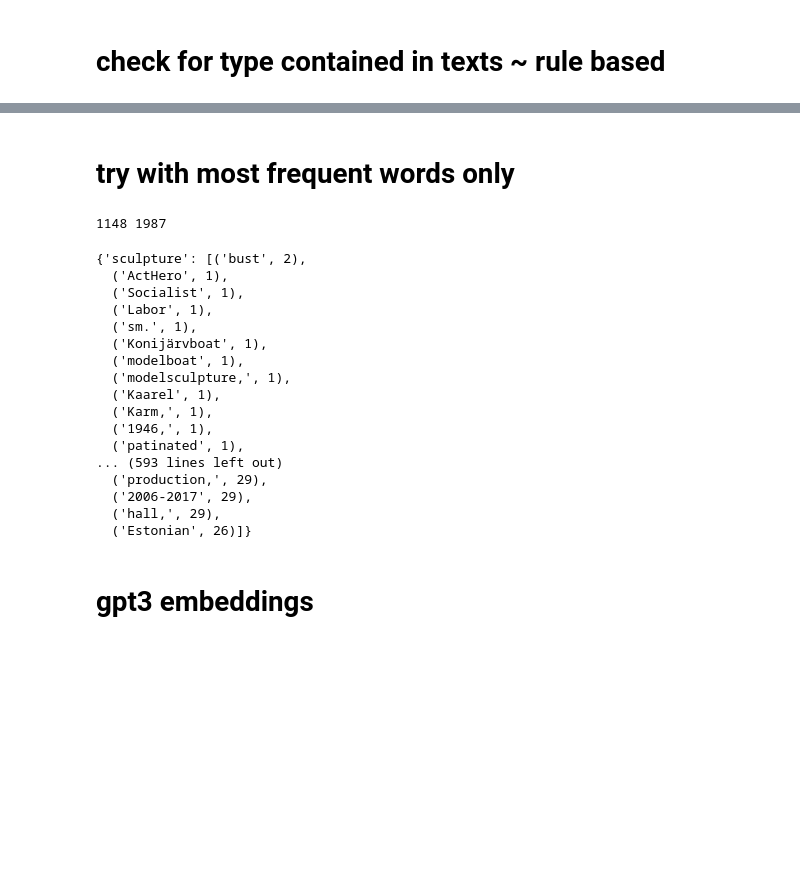
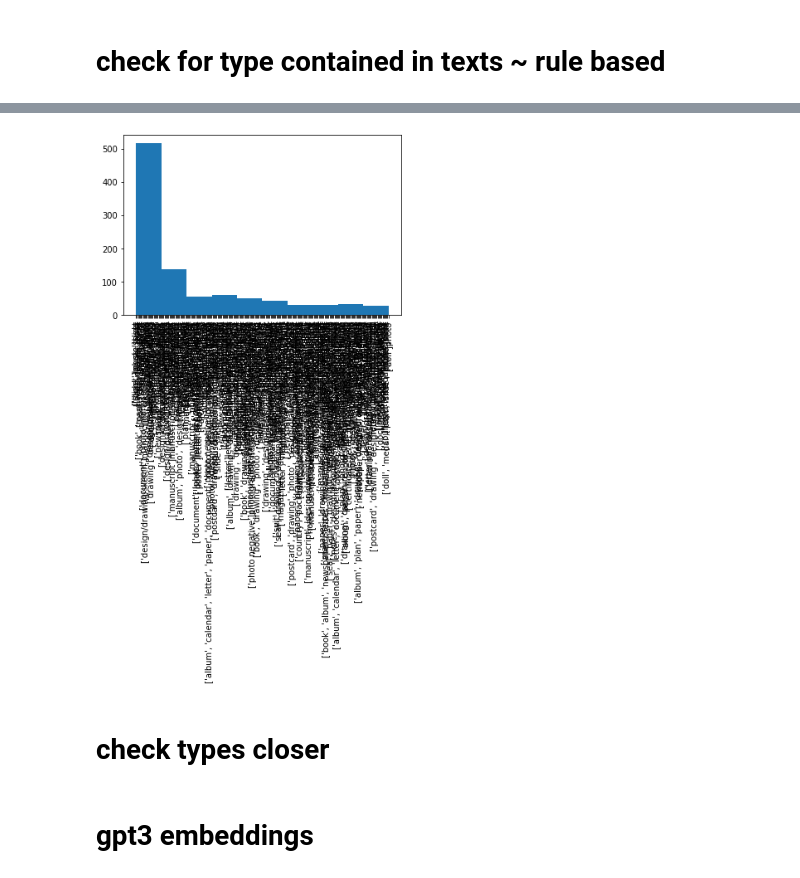
Before and after one commit to tillwenke/museum_item_classification, a Jupyter notebook: nlp.ipynb, the cells around one changed output, grey strips where cells are left out. Drawn from its saved outputs; the diff is of its cells as text; code cells hidden in the pictures; blank space fills up the shorter version.

```diff
--- a/nlp.ipynb
+++ b/nlp.ipynb
@@ -74,6 +80,3 @@ data.to_csv('data/text.csv')
 # check for type contained in texts  ~ rule based
 # %%
 data = train_text.copy()
-# %%
-df = train_text.copy()
-data,test = train_test_split(df, test_size=0.3, random_state=0)
@@ -80,10 +103,10 @@ data,test = train_test_split(df, test_size=0.3, random_state=0)
 # %%
 # categorize types
 types = [
-'sculpture',\
+'sculpture'\
 'bag', 'suit', 'doll', 'sheet/linen', 'dish/vessel','jewel', 'tape/ribbon',\
 'country',\
-'paper','book','magazines', 'album', 'newspaper', 'folder/booklet',\
+'book','magazines', 'album', 'newspaper', 'folder/booklet',\
 'invitation',  'calendar',\
 'audio recording', 'telegram',\
 'packaging', 'crate/box',\
@@ -93,7 +116,7 @@ types = [
 'postcard', 'photo, postcard', 'letter, postcard',\
 'manuscript','script, song/vocal music', 'music sheet', 'musical instrument', 'manuscript, musical composition', 'manuscript, sheet music',\
 'medal', 'coin', 'label/sign',\
-'poster','plan','notes', 'document', 'certificate',\
+'poster','plan', 'paper','notes', 'document', 'certificate',\
 'graphics', 'drawing', 'design/drawing/sketch','caricature','slide',\
 'archaeological find',\
 'photo', 'photo negative', 'photographic negative, photographic negative', 'photographic material','digital image'
@@ -103,6 +126,7 @@ data.text_features = data.text_features.replace(float('nan'), '')
 # %%
 true_counter = 0
 false_counter = 0
+
 false = []
 for i, item in data.iterrows():
     local_counter = 0
@@ -117,17 +141,13 @@ for i, item in data.iterrows():
     if 'negative' in item.text_features:
         pred.append('photo negative')
         local_counter += 1
-    if 'seal' in item.text_features:
-        pred.append('seal/imprint')
-        local_counter += 1
-
 
     if local_counter > 0:
         if pred[-1] == item.type:
             true_counter += 1
         else:
             false_counter += 1
-            false.append(str(pred)+' '+item.type)
+            false.append(str(pred)+item.type)
     """
     if local_counter > 1:
         multi_counter += 1
@@ -262,2 +166,0 @@ digital image 2017 {'digital image': 312, 'photo': 74, 'poster': 47, 'plan': 8,
-# %% [markdown]
-# try with most frequent words only
@@ -279,45 +167,11 @@ for type in types:
-# %%
-true = 0
-false = 0
-for i, item in test.iterrows():
-    cat = ''
-    max = 0
-    for type in types:
-        counter = 0
-        for word in words_per_type[type]:
-            if word[0] in item.text_features:
-                counter += 1
-        if counter > max:
-            max = counter
-            cat = type
-    if cat == item.type:
-        true += 1
-    else:
-        false += 1
-
-print(true,false)
-# %% [output]
-1148 1987
-# %%
-words_per_type
-# %% [output]
-{'sculpture': [('bust', 2),
-  ('ActHero', 1),
-  ('Socialist', 1),
-  ('Labor', 1),
-  ('sm.', 1),
-  ('Konijärvboat', 1),
-  ('modelboat', 1),
-  ('modelsculpture,', 1),
-  ('Kaarel', 1),
-  ('Karm,', 1),
-  ('1946,', 1),
-  ('patinated', 1),
-... (593 lines left out)
-  ('production,', 29),
-  ('2006-2017', 29),
-  ('hall,', 29),
-  ('Estonian', 26)]}
+# %%
+plt.hist(false)
+plt.xticks(rotation='vertical')
+plt.show()
+# %% [output]
+[figure, added]
+# %% [markdown]
+# check types closer
 # %% [markdown]
 # gpt3 embeddings
 # %%
```
Also changed, not shown: parts of 11 cells of this notebook, 10 other files.
